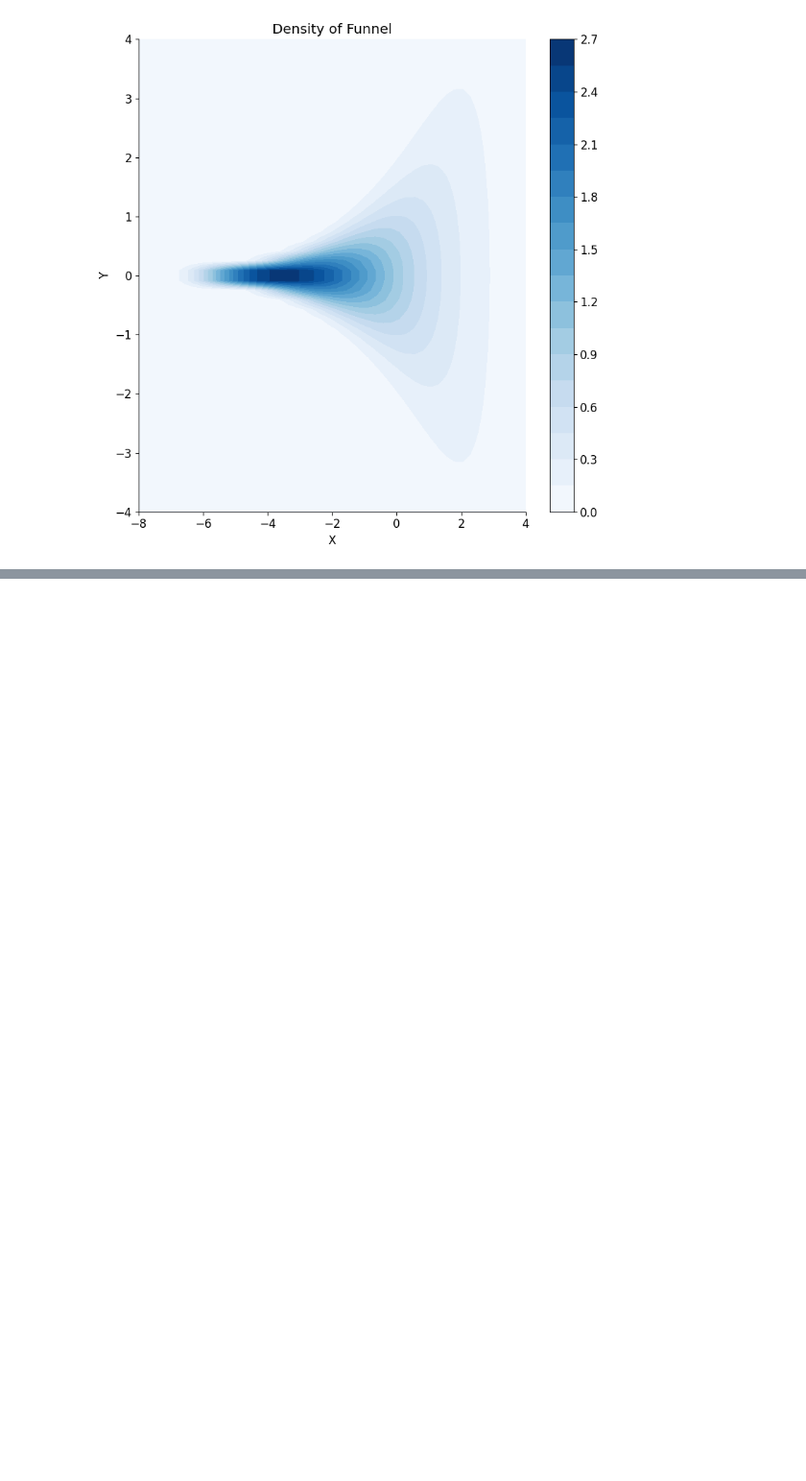
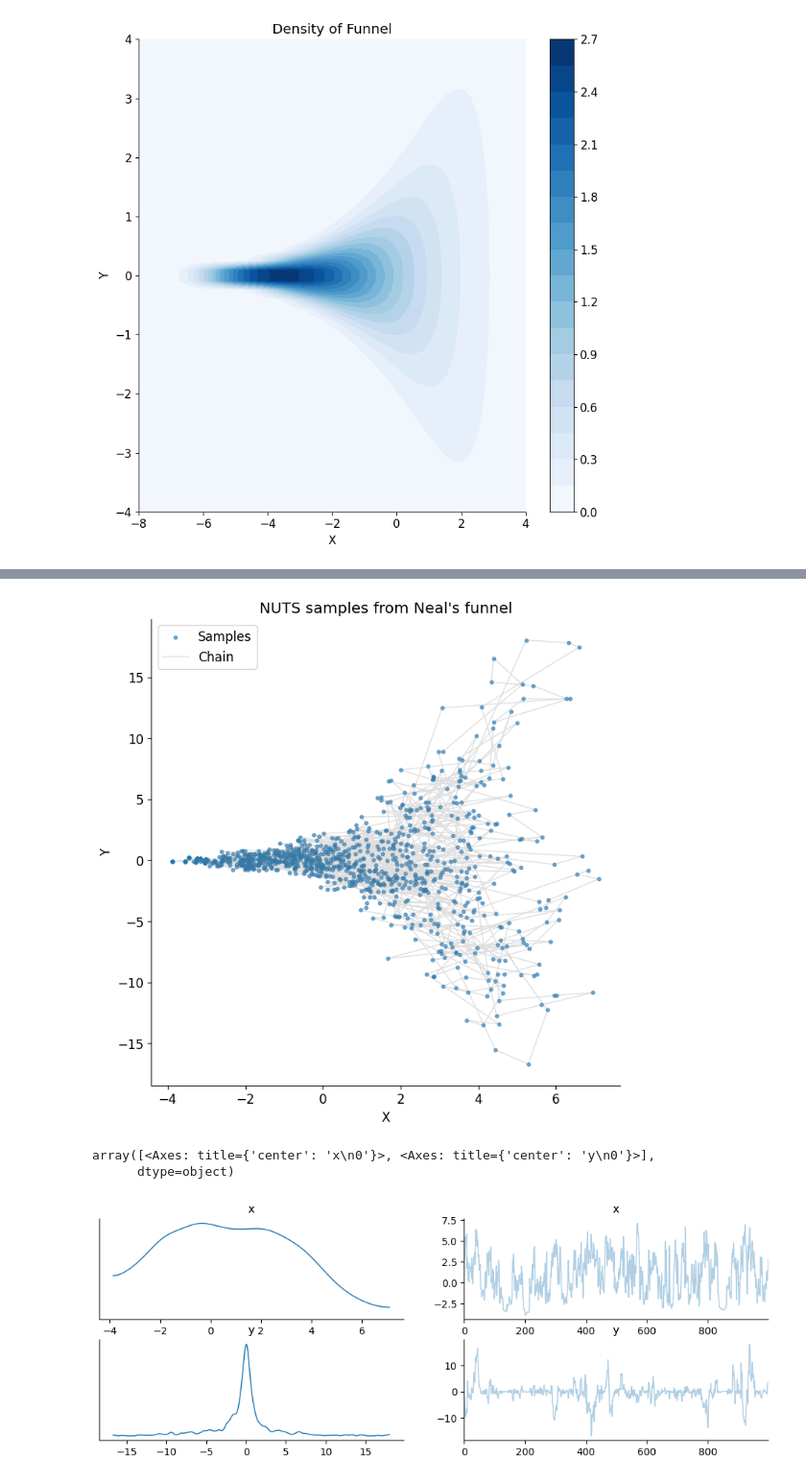
Before and after one commit to 1saacRankin/microcanonical-hmc, a Jupyter notebook: Nov19.ipynb, the cells around one changed output, grey strips where cells are left out. Shown at 96% size. Drawn from its saved outputs; the diff is of its cells as text; code cells hidden in the pictures; blank space fills up the shorter version.

```diff
--- a/Nov19.ipynb
+++ b/Nov19.ipynb
@@ -196,3 +196,73 @@ def run_nuts_fixed(
 
     # Return stats
     return samples, ess, avg_acceptance, avg_integration_steps, time_elapsed
+# %%
+# Try out NUTS
+
+
+# Set some demo parameters
+logdensity = make_funnel_logdensity(dim = 2)
+chain_length = 1000
+initial_position = jnp.array([0.0, 0.0])
+key = jax.random.PRNGKey(0)
+step_size = 0.5
+inv_mass_matrix = jnp.array([1, 1])
+
+# Run NUTS on those inputs
+samples, ess, avg_acceptance, integration_steps_per_iter, time_elapsed = run_nuts_fixed(
+    logdensity_fn = logdensity,
+    chain_length = chain_length,
+    initial_position = initial_position,
+    key = key,
+    step_size = step_size,
+    inv_mass_matrix = inv_mass_matrix
+)
+
+print("Average acceptance:", avg_acceptance)
+print("Effective sample size:", ess)
+print("Integration steps per iteration:", integration_steps_per_iter)
+print("Time elapsed:", time_elapsed)
+print("First 5 samples:\n", samples[:5])
+
+
+# Get out coordinates
+x = samples[:, 0]
+y = samples[:, 1]
+
+# Initialize plot
+plt.figure(figsize = (8, 8))
+
+# Scatterplot
+plt.scatter(x, y, s=10, alpha=0.6, label='Samples')
+
+# Connect the dots
+plt.plot(x, y, color = 'gray', alpha = 0.25, linewidth = 1, label = 'Chain')
+
+# Titles etc
+plt.xlabel('X')
+plt.ylabel('Y')
+plt.title('NUTS samples from Neal\'s funnel')
+plt.legend()
+plt.grid(False)
+plt.show()
+
+
+
+# Use ARVIZ plots
+idata = az.from_dict(
+    posterior={
+        "x": samples[:, 0],
+        "y": samples[:, 1],
+    }
+)
+
+az.plot_trace(idata, var_names = ["x", "y"])
+
+az.plot_pair(idata, var_names = ["x", "y"], kind = "scatter", marginals = True)
+
+az.plot_pair(idata, var_names = ["x", "y"], kind = "kde", marginals = True)
+
+az.plot_pair(idata, var_names = ["x", "y"], kind = "hexbin", marginals = True)
+
+az.plot_autocorr(idata, var_names = ["x", "y"], max_lag = 50)
+# %% [output]
@@ -198,0 +279,4 @@ def run_nuts_fixed(
+[figure, added]
+array([<Axes: title={'center': 'x\n0'}>, <Axes: title={'center': 'y\n0'}>],
+      dtype=object)
+[figure, added]
```
Also changed, not shown: parts of 23 cells of this notebook, 12 other files.
